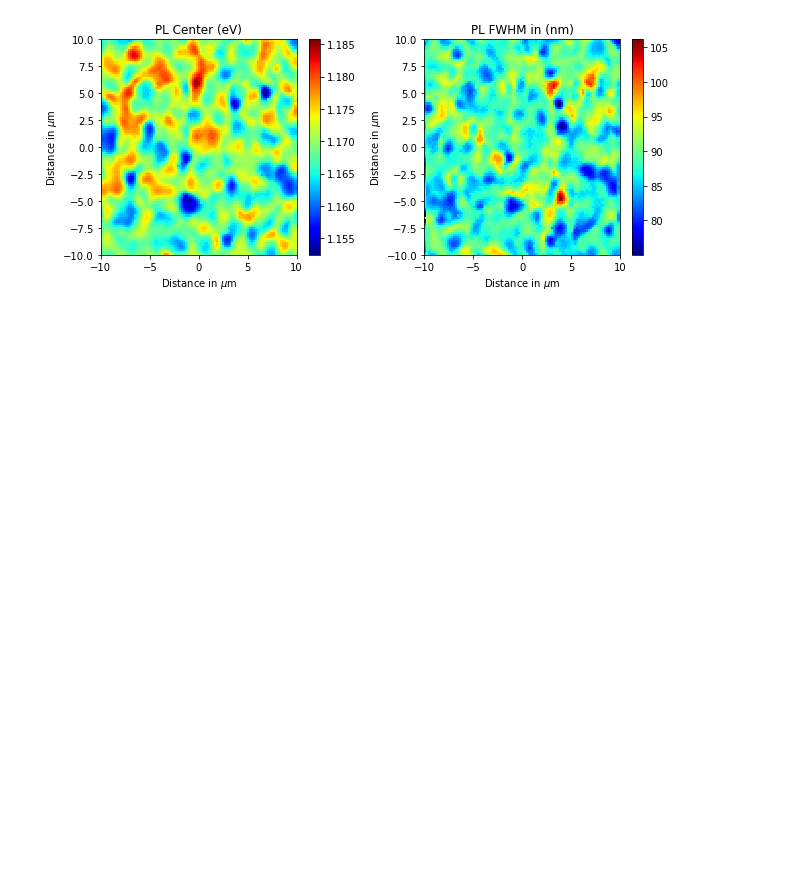
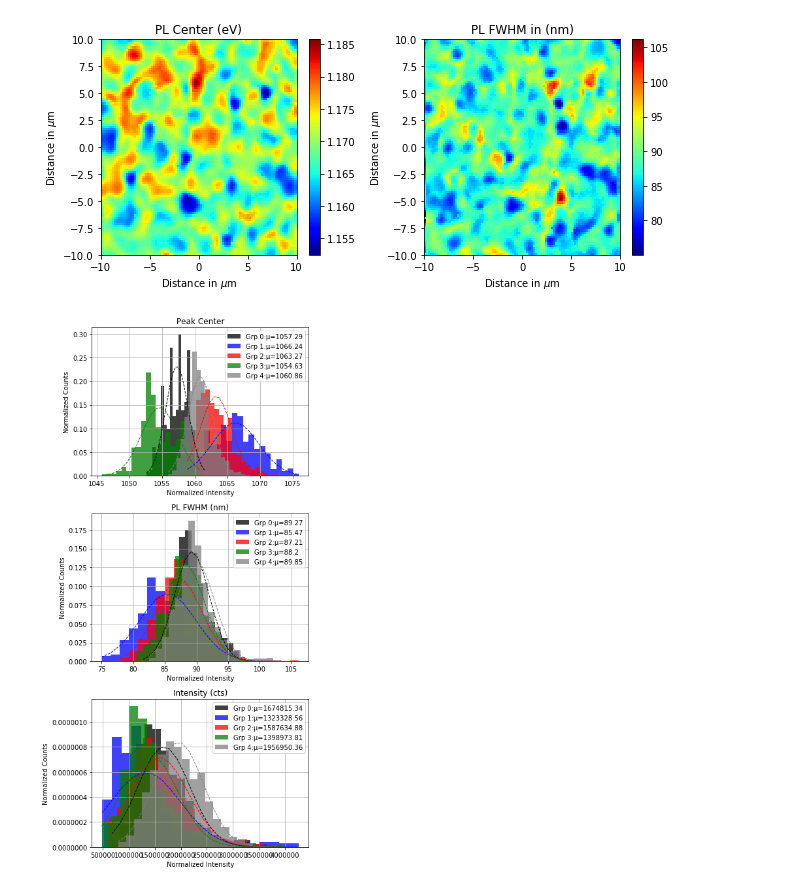
Before and after one commit to ttmn313/CIGS_Na_Analysis, a Jupyter notebook: PL_PCA.ipynb, the cells around one changed output. Cells and saved outputs as stored; diff of their text form; code cells hidden in the pictures; blank space fills up the shorter version.

```diff
--- a/PL_PCA.ipynb
+++ b/PL_PCA.ipynb
@@ -359,3 +364,35 @@ plt.show()
 10000 of  10201
 The time to find the PL FWHM for  10200  pixels is  1.74 seconds
 [figure]
+# %%
+#hist_data_all = [peak_center_matrix,masked_maps[-2],masked_maps[-1],I_data[-1],I_data[0],I_data[1]]
+hist_data_all = [peak_center_matrix, pl_FWHM_map, summed_pl_spectra]
+
+#hist_data_all = other_data
+#titles = ['Peak Center','Voltage','Current','Intensity at '+str(switches[-1]),'Intensity at '+str(switches[0]),'Intensity at '+str(switches[1])]
+titles = ['Peak Center','PL FWHM (nm)','Intensity (cts)']
+
+c = ['black','blue','red','green','gray','yellow']
+
+fig,axes = plt.subplots(3,1,figsize=(6,12))
+ax = axes.ravel()
+for a,hist_data_a,tit in zip(ax,hist_data_all,titles):
+    hist_data_a = hist_data_a.ravel()
+    for idx in range(np.max(labels)+1):
+        hist_data = hist_data_a[labels.ravel()==idx]
+        mu = np.mean(hist_data)
+        sigma = np.std(hist_data)
+        n, bins, patches = a.hist(hist_data.ravel(), 20, normed=1, facecolor=c[idx], alpha=0.75,label = 'Grp '+ str(idx)+':'+ u"\u00B5" +'='+str(round(mu,2)))
+        # add a 'best fit' line
+        y = mlab.normpdf( bins, mu, sigma)
+        l = a.plot(bins, y, linestyle='--',color=c[idx], linewidth=1)
+    a.set_xlabel('Normalized Intensity')
+    a.set_ylabel('Normalized Counts')
+    a.set_title(tit)
+    #plt.axis([40, 160, 0, 0.03])
+    a.grid(True)
+    a.legend()
+plt.tight_layout()
+plt.show()
+# %% [output]
+[figure, added]
```
Also changed, not shown: parts of 5 cells of this notebook.
